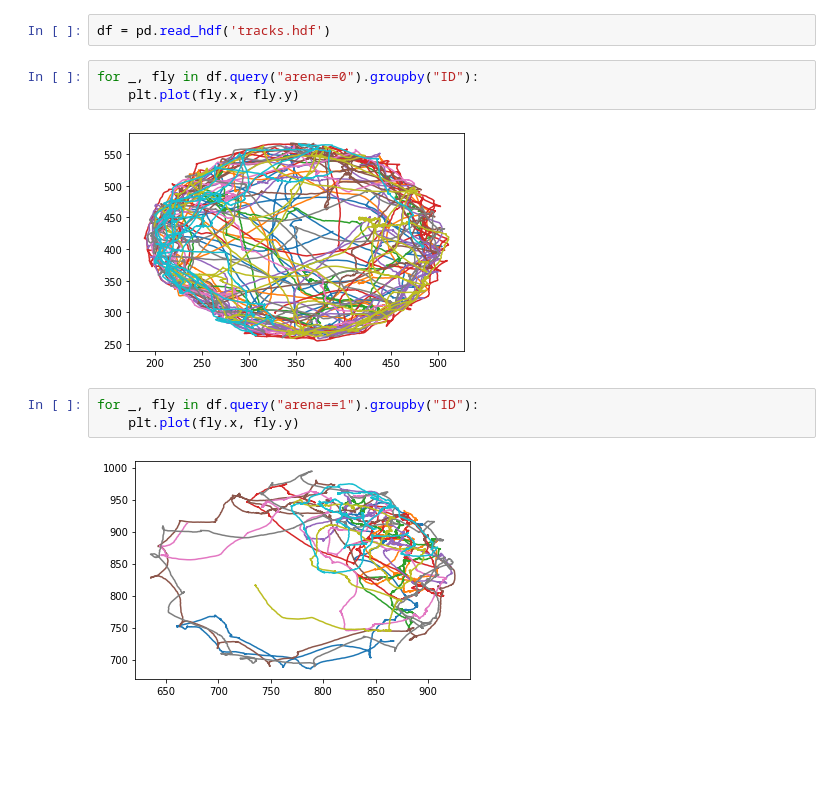
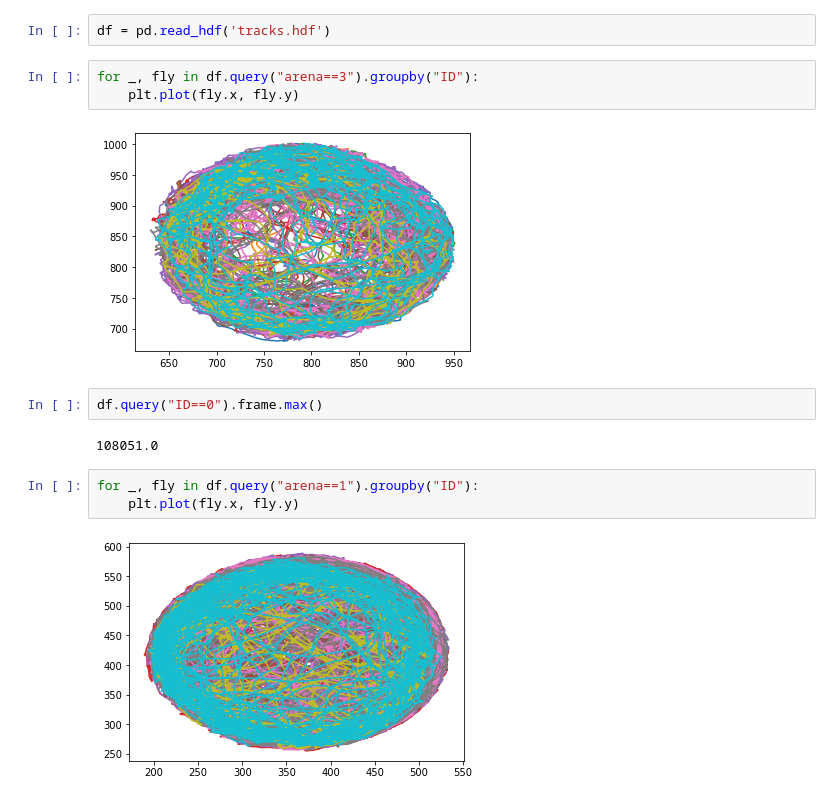
Before and after one commit to nicolaseberle/flyTracker, a Jupyter notebook: data/experiments/clement/analysis.ipynb, the cells around one changed output. Saved outputs shown, nothing was run; the diff lists cells and outputs as text; blank space fills up the shorter version.

```diff
--- a/data/experiments/clement/analysis.ipynb
+++ b/data/experiments/clement/analysis.ipynb
@@ -4,12 +4,16 @@ import matplotlib.pyplot as plt
 # %%
 df = pd.read_hdf('tracks.hdf')
 # %%
-for _, fly in df.query("arena==0").groupby("ID"):
+for _, fly in df.query("arena==3").groupby("ID"):
     plt.plot(fly.x, fly.y)
 # %% [output]
-[figure, old version]
+[figure, new version]
+# %%
+df.query("ID==0").frame.max()
+# %% [output]
+108051.0
 # %%
 for _, fly in df.query("arena==1").groupby("ID"):
     plt.plot(fly.x, fly.y)
 # %% [output]
-[figure, old version]
+[figure, new version]
```
Also changed, not shown: parts of 6 cells of this notebook, 3 other files.
